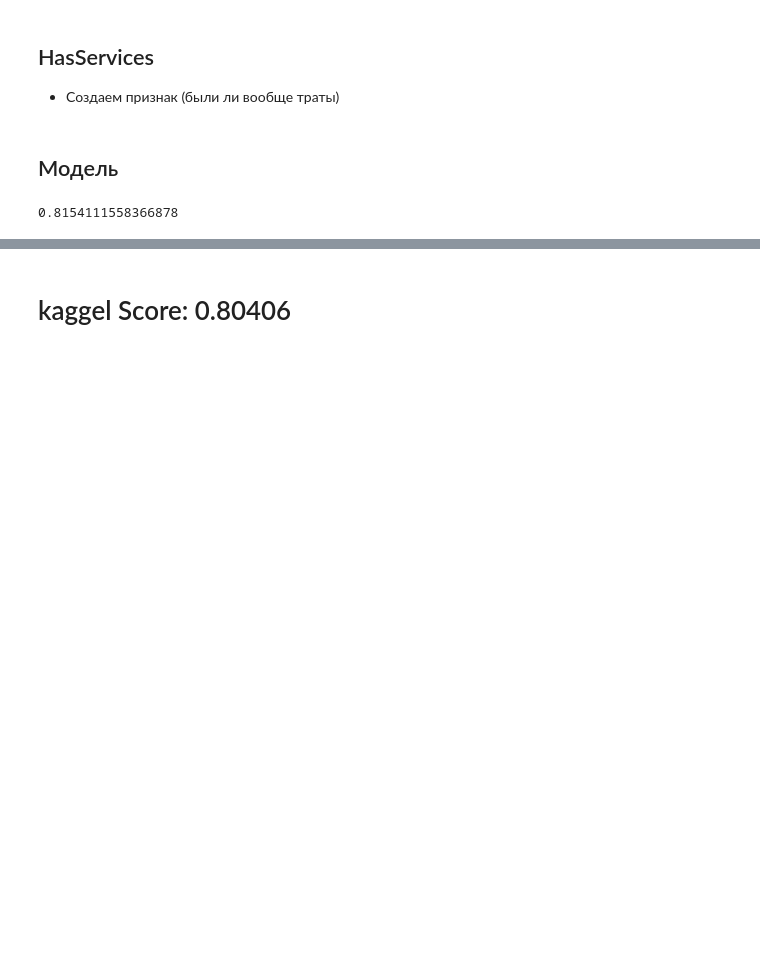
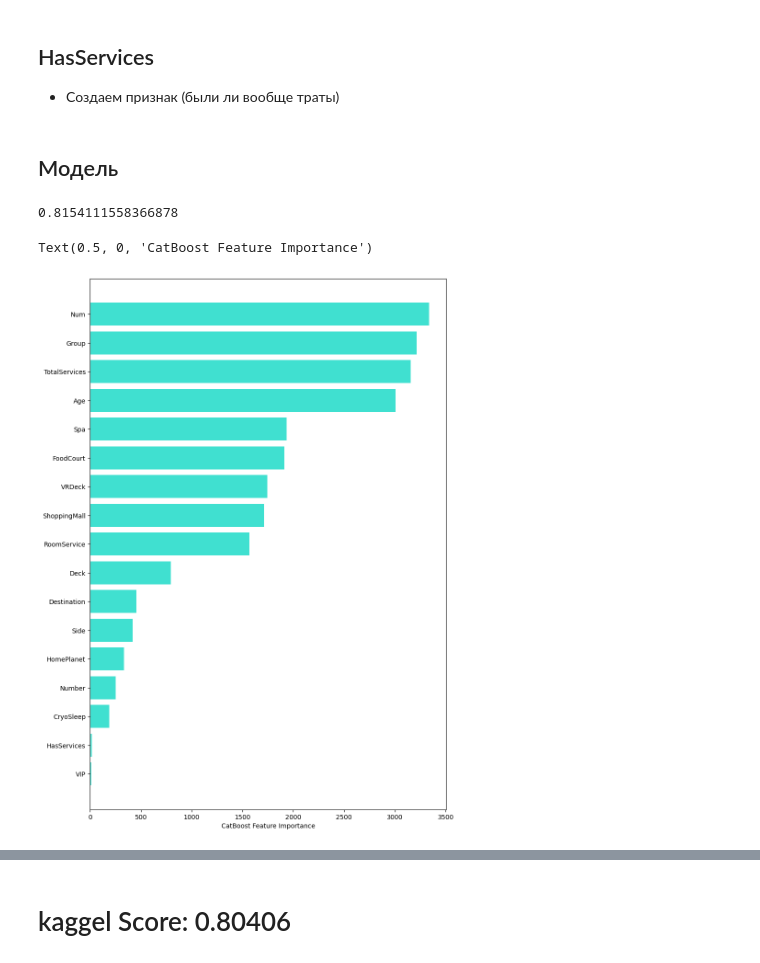
Before and after one commit to Werlor/Spaceship-Titanic, a Jupyter notebook: lgbm.ipynb, the cells around one changed output, grey strips where cells are left out. Cells and saved outputs as stored; diff of their text form; code cells hidden in the pictures; blank space fills up the shorter version.

```diff
--- a/lgbm.ipynb
+++ b/lgbm.ipynb
@@ -281,3 +281,14 @@ accuracy_score(y_test, y_pred)
 # %%
 #lgbm_model.fit(X, y)
 pred = lgbm_model.predict(df_pred)
+# %%
+# кареляция каждого столбца
+sorted_feature_importance = lgbm_model.feature_importances_.argsort()
+plt.figure(figsize=(10, 15))
+plt.barh(X.columns[sorted_feature_importance],
+        lgbm_model.feature_importances_[sorted_feature_importance],
+        color='turquoise')
+plt.xlabel("CatBoost Feature Importance")
+# %% [output]
+Text(0.5, 0, 'CatBoost Feature Importance')
+[figure, added]
```
Also changed, not shown: parts of 3 cells of this notebook.
